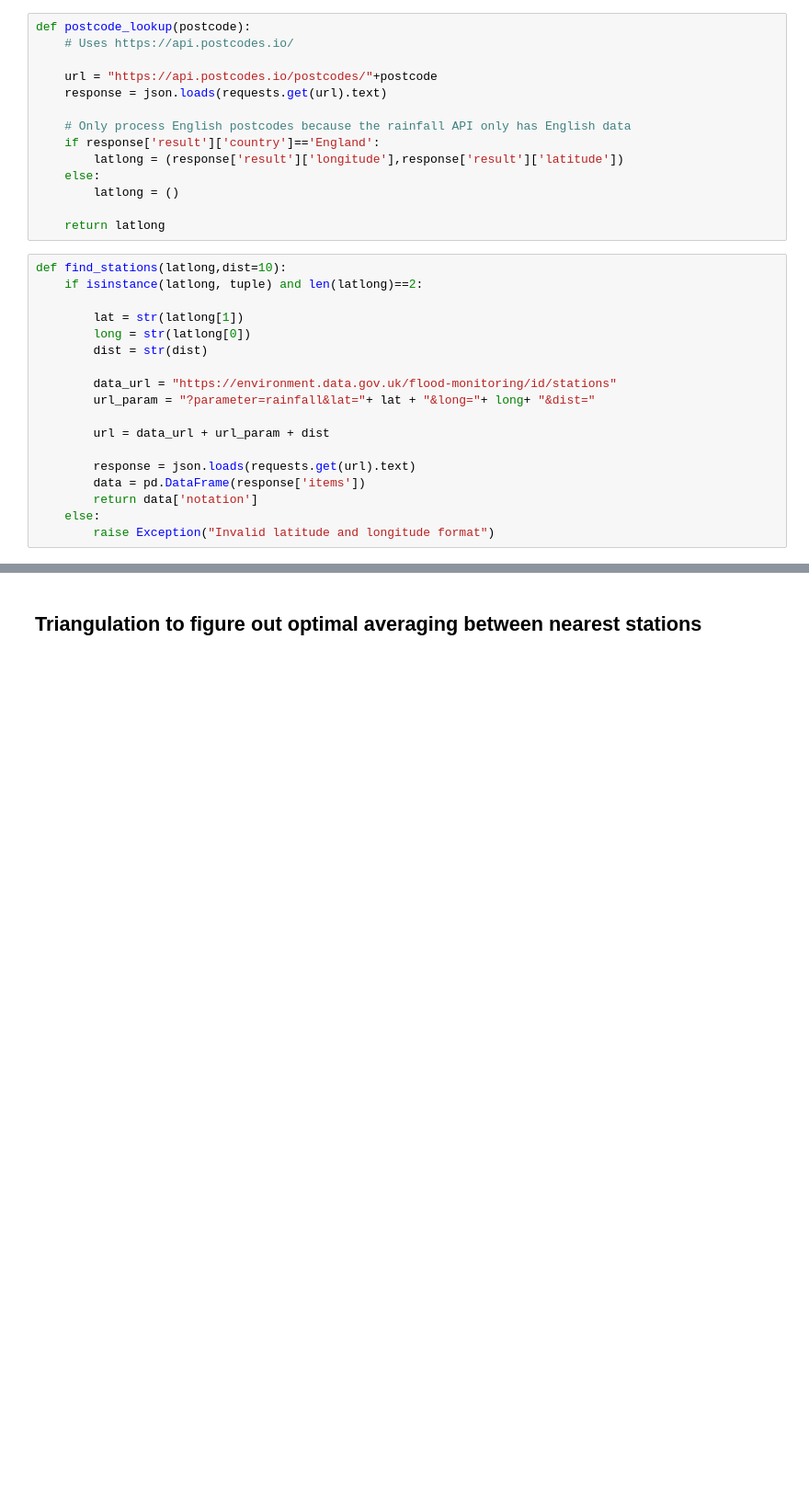
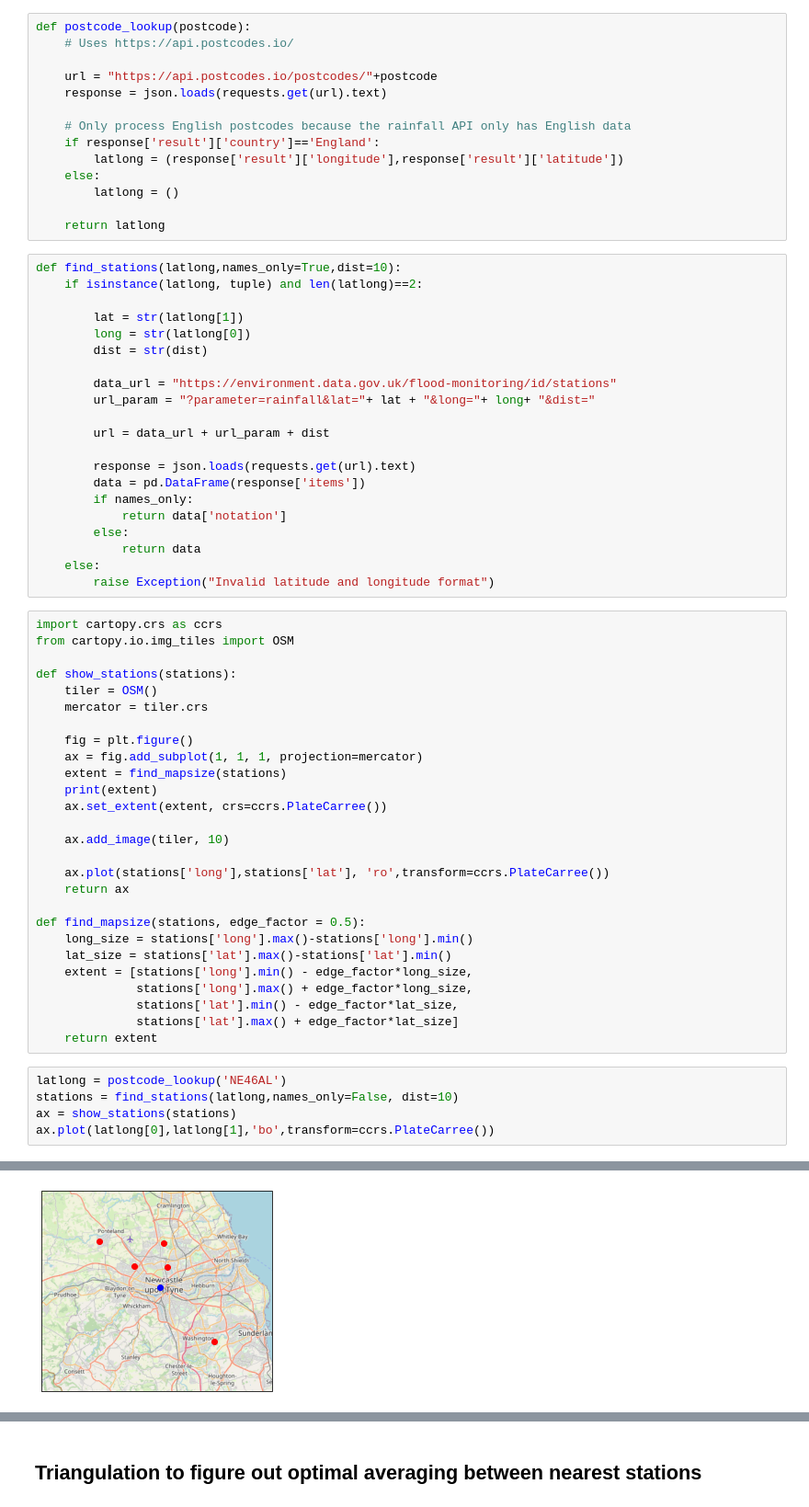
Before and after one commit to timcornelissen/rainfall, a Jupyter notebook: Rainfall.ipynb, the cells around one changed output, grey strips where cells are left out. Shown at 92% size. Saved outputs shown, nothing was run; the diff lists cells and outputs as text; blank space fills up the shorter version.

Commit message:
Added mapping functionality to show selected stations

```diff
--- a/Rainfall.ipynb
+++ b/Rainfall.ipynb
@@ -121,7 +121,7 @@ def postcode_lookup(postcode):
 
     return latlong
 # %%
-def find_stations(latlong,dist=10):
+def find_stations(latlong,names_only=True,dist=10):
     if isinstance(latlong, tuple) and len(latlong)==2:
 
         lat = str(latlong[1])
@@ -135,6 +135,42 @@ def find_stations(latlong,dist=10):
 
         response = json.loads(requests.get(url).text)
         data = pd.DataFrame(response['items'])
-        return data['notation']
+        if names_only:
+            return data['notation']
+        else:
+            return data
     else:
         raise Exception("Invalid latitude and longitude format")
+# %%
+import cartopy.crs as ccrs
+from cartopy.io.img_tiles import OSM
+
+def show_stations(stations):
+    tiler = OSM()
+    mercator = tiler.crs
+
+    fig = plt.figure()
+    ax = fig.add_subplot(1, 1, 1, projection=mercator)
+    extent = find_mapsize(stations)
+    print(extent)
+    ax.set_extent(extent, crs=ccrs.PlateCarree())
+
+    ax.add_image(tiler, 10)
+
+    ax.plot(stations['long'],stations['lat'], 'ro',transform=ccrs.PlateCarree())
+    return ax
+
+def find_mapsize(stations, edge_factor = 0.5):
+    long_size = stations['long'].max()-stations['long'].min()
+    lat_size = stations['lat'].max()-stations['lat'].min()
+    extent = [stations['long'].min() - edge_factor*long_size,
+              stations['long'].max() + edge_factor*long_size,
+              stations['lat'].min() - edge_factor*lat_size,
+              stations['lat'].max() + edge_factor*lat_size]
+    return extent
+# %%
+latlong = postcode_lookup('NE46AL')
+stations = find_stations(latlong,names_only=False, dist=10)
+ax = show_stations(stations)
+ax.plot(latlong[0],latlong[1],'bo',transform=ccrs.PlateCarree())
+# %% [output]
@@ -141 +179,2 @@ def find_stations(latlong,dist=10):
+[figure, added]
 # %%
```
Also changed, not shown: parts of 2 cells of this notebook.
